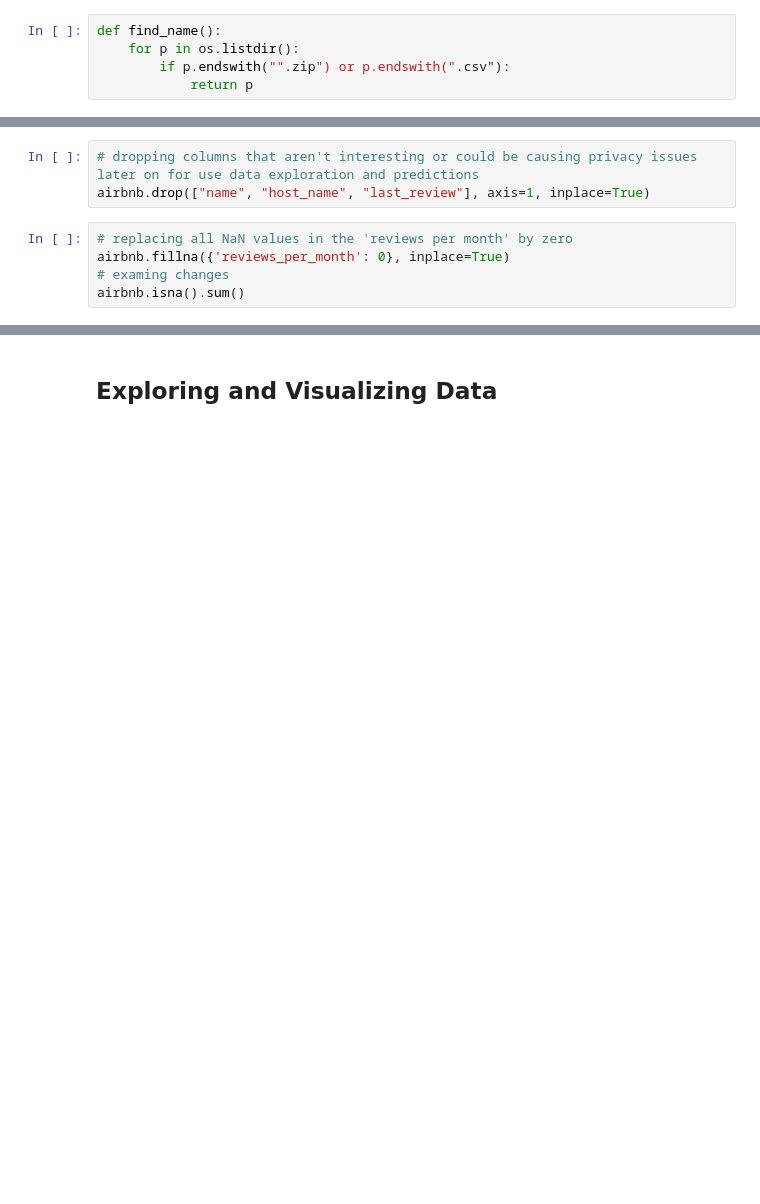
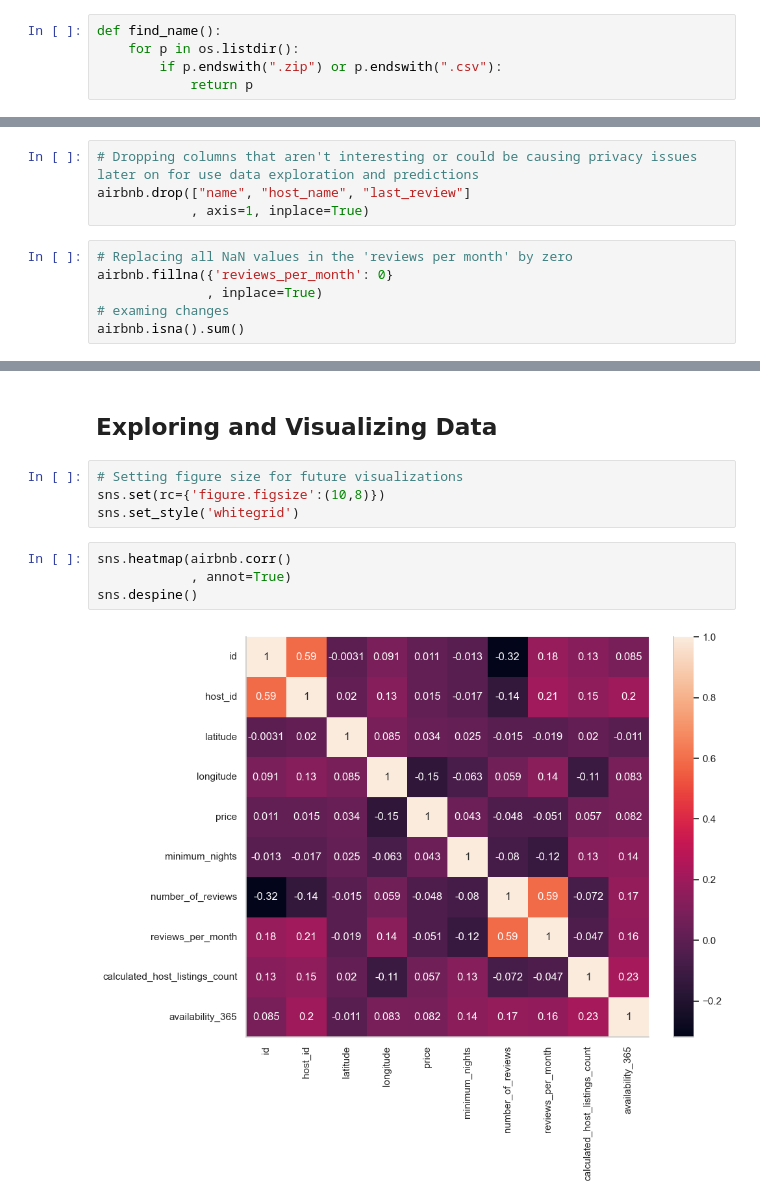
Before and after one commit to BernartGuddiny/eda_and_prediction_on_nys_airbnb, a Jupyter notebook: project.ipynb, the cells around one changed output, grey strips where cells are left out. Drawn from its saved outputs; the diff is of its cells as text; blank space fills up the shorter version.

Commit message:
data exploration, correlation search, visualization

```diff
--- a/project.ipynb
+++ b/project.ipynb
@@ -21,7 +27,7 @@ Downloading new-york-city-airbnb-open-data.zip to D:\Hobby\My_Projects_for_GitHu
 # %%
 def find_name():
     for p in os.listdir():
-        if p.endswith("".zip") or p.endswith(".csv"):
+        if p.endswith(".zip") or p.endswith(".csv"):
             return p
 # %%
 with zipfile.ZipFile(find_name(), "r") as zipref:
@@ -87,11 +93,13 @@ calculated_host_listings_count        0
 availability_365                      0
 dtype: int64
 # %%
-# dropping columns that aren't interesting or could be causing privacy issues later on for use data exploration and predictions
-airbnb.drop(["name", "host_name", "last_review"], axis=1, inplace=True)
+# Dropping columns that aren't interesting or could be causing privacy issues later on for use data exploration and predictions
+airbnb.drop(["name", "host_name", "last_review"]
+            , axis=1, inplace=True)
 # %%
-# replacing all NaN values in the 'reviews per month' by zero
-airbnb.fillna({'reviews_per_month': 0}, inplace=True)
+# Replacing all NaN values in the 'reviews per month' by zero
+airbnb.fillna({'reviews_per_month': 0}
+              , inplace=True)
 # examing changes
 airbnb.isna().sum()
 # %% [output]
@@ -137,3 +146,13 @@ airbnb[["price", "minimum_nights", "number_of_reviews", "reviews_per_month", "ca
 | max | 10000.00 | 1250.00 | 629.00 | 58.50 | 327.00 | 365.00 |
 # %% [markdown]
 ## Exploring and Visualizing Data
+# %%
+# Setting figure size for future visualizations
+sns.set(rc={'figure.figsize':(10,8)})
+sns.set_style('whitegrid')
+# %%
+sns.heatmap(airbnb.corr()
+            , annot=True)
+sns.despine()
+# %% [output]
+[figure, added]
```
Also changed, not shown: parts of 25 cells of this notebook, 1 other file.
